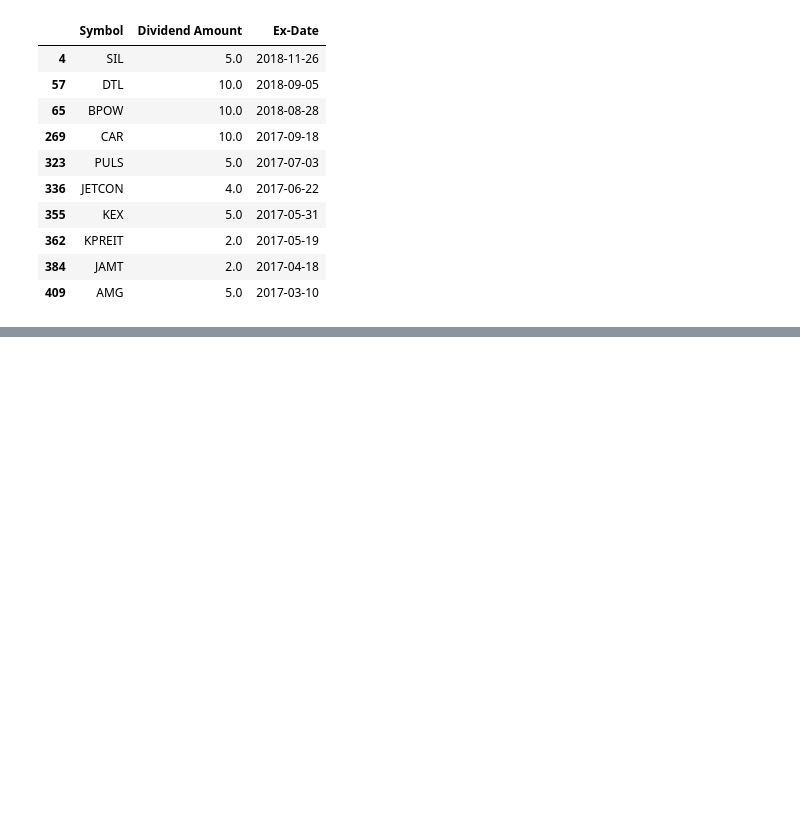
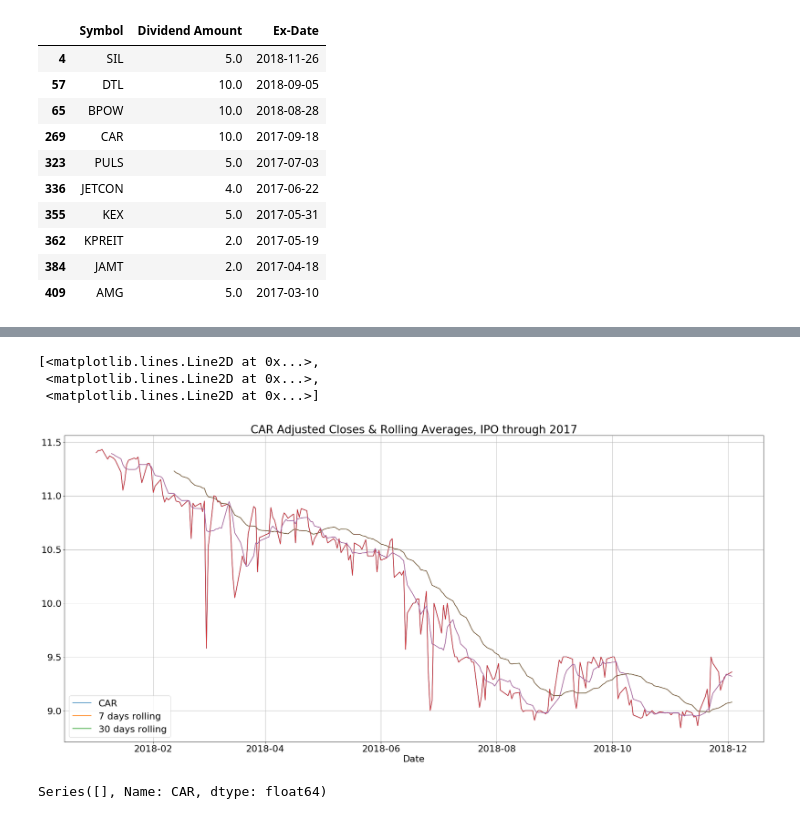
Before and after one commit to romwhyte/jsestockanalysis, a Jupyter notebook: stock analysis.ipynb, the cells around one changed output, grey strips where cells are left out. Drawn from its saved outputs; the diff is of its cells as text; code cells hidden in the pictures; blank space fills up the shorter version.

```diff
--- a/stock analysis.ipynb
+++ b/stock analysis.ipynb
@@ -211,2 +415,31 @@ stkframe['2018-08-01':'2018-08-30']['BPOW']
+# %%
+
+sym = 'CAR'
+
+df_closing = stkframe[sym]
+df_7days = df_closing.rolling( 7 ).mean()
+df_30days = df_closing.rolling( 30 ).mean()
+
+fig = plt.figure(figsize=(30,15))
+fig.autofmt_xdate()
+ax = fig.add_subplot(1,1,1)
+ax.plot(df_closing.index, df_closing, label=sym)
+ax.plot(df_7days.index, df_7days, label='7 days rolling')
+ax.plot(df_30days.index, df_30days, label='30 days rolling')
+ax.grid()
+ax.legend(loc=3)
+ax.set_xlabel('Date')
+plt.title(sym+' Adjusted Closes & Rolling Averages, IPO through 2017')
+
+plt.plot(df)
+# %% [output]
+[<matplotlib.lines.Line2D at 0x...>,
+ <matplotlib.lines.Line2D at 0x...>,
+ <matplotlib.lines.Line2D at 0x...>]
+[figure, added]
+# %%
+stkframe['2017-07-01':'2017-09-30']['CAR']
+# %% [output]
+Series([], Name: CAR, dtype: float64)
 # %%
 #Calculate the Average Rate of Return
```
Also changed, not shown: parts of 32 cells of this notebook.
